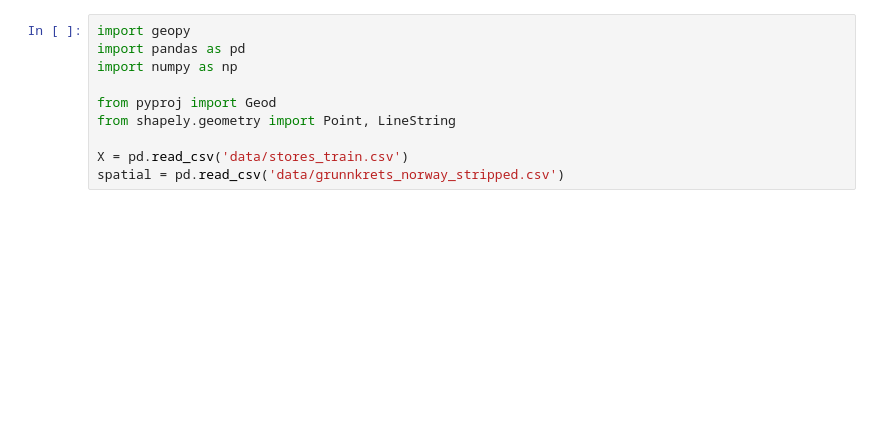
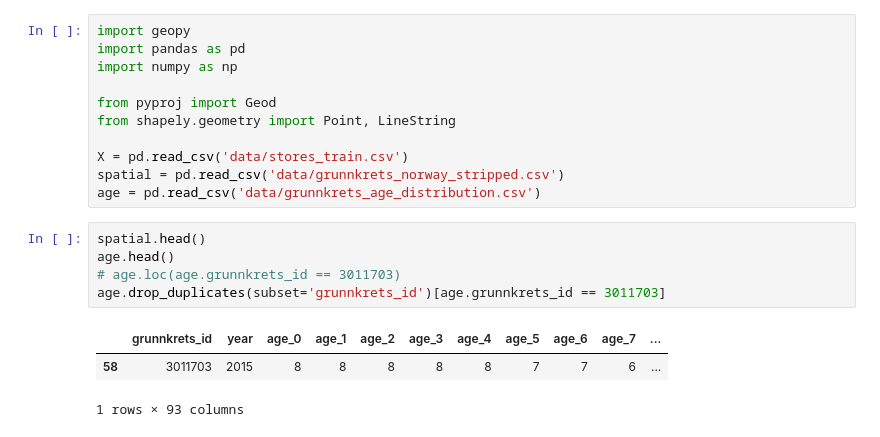
Before and after one commit to kasparpg/maskinprosjekt, a Jupyter notebook: city_center.ipynb, the cells around one changed output. Cells and saved outputs as stored; diff of their text form; blank space fills up the shorter version.

```diff
--- a/city_center.ipynb
+++ b/city_center.ipynb
@@ -8,4 +8,14 @@ from shapely.geometry import Point, LineString
 
 X = pd.read_csv('data/stores_train.csv')
 spatial = pd.read_csv('data/grunnkrets_norway_stripped.csv')
+age = pd.read_csv('data/grunnkrets_age_distribution.csv')
+# %%
+spatial.head()
+age.head()
+# age.loc(age.grunnkrets_id == 3011703)
+age.drop_duplicates(subset='grunnkrets_id')[age.grunnkrets_id == 3011703]
+# %% [output]
+|  | grunnkrets_id | year | age_0 | age_1 | age_2 | age_3 | age_4 | age_5 | age_6 | age_7 | ... |
+| 58 | 3011703 | 2015 | 8 | 8 | 8 | 8 | 8 | 7 | 7 | 6 | ... |
+1 rows × 93 columns
 # %%
```
Also changed, not shown: parts of 3 cells of this notebook, 13 other files.
